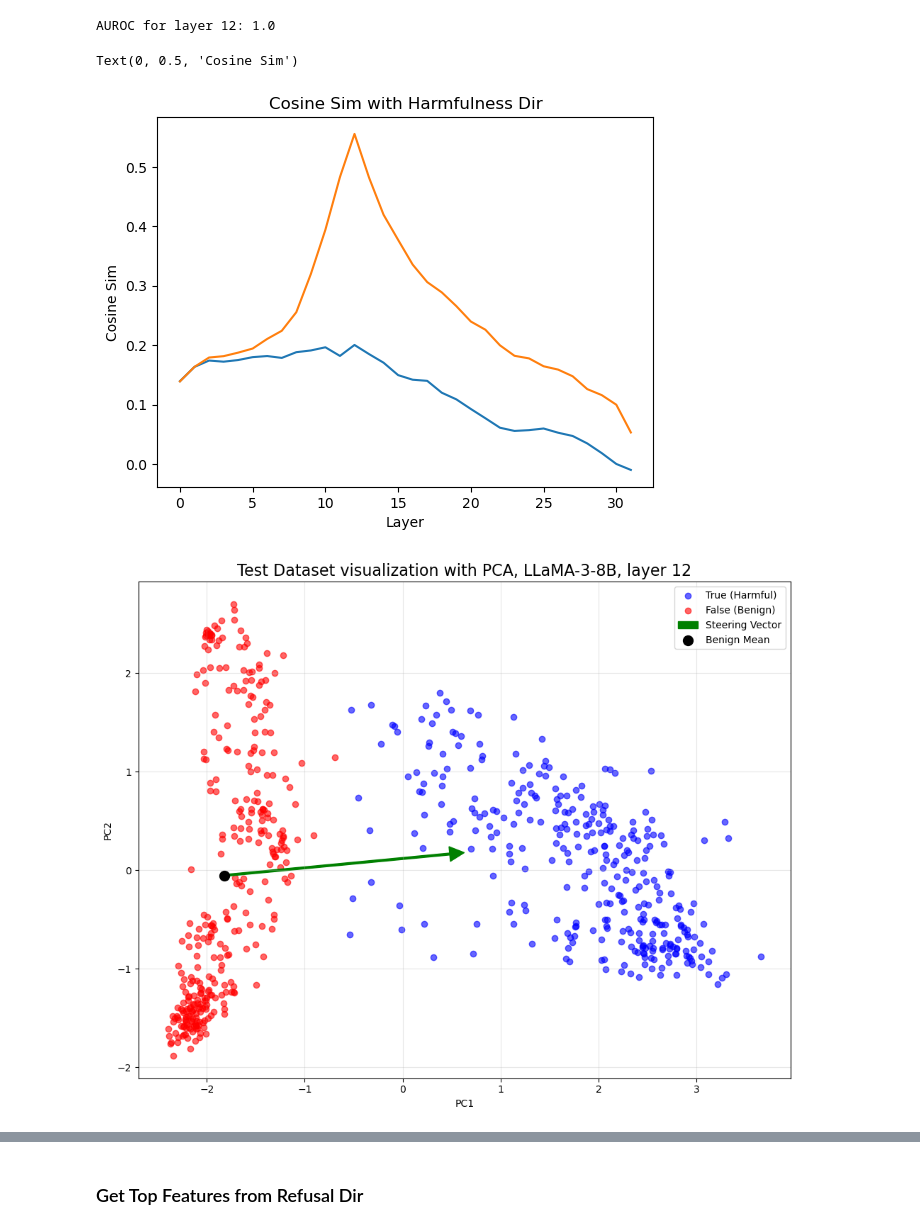
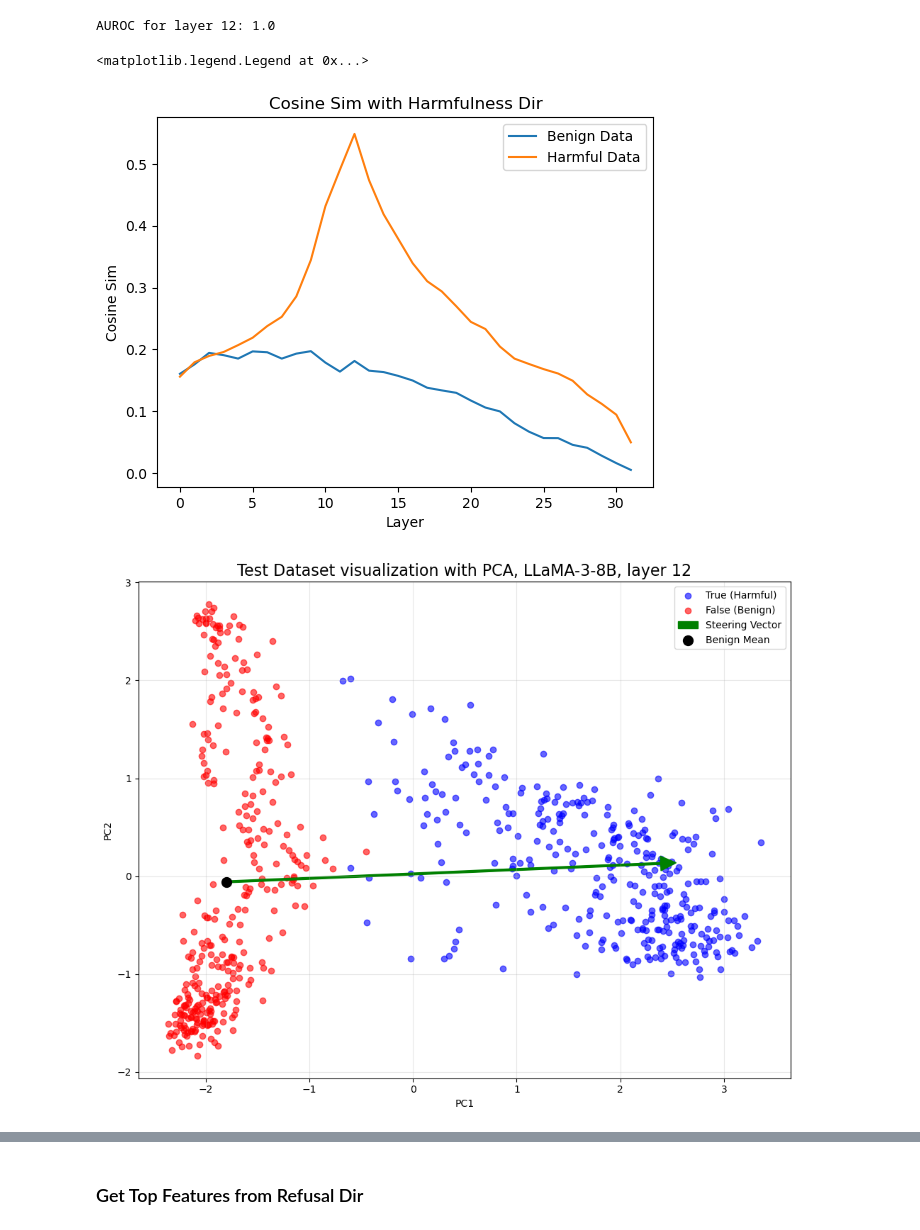
Before and after one commit to abhay-sheshadri/sae_experiments, a Jupyter notebook: refusal_dir.ipynb, the cells around one changed output, grey strips where cells are left out. Drawn from its saved outputs; the diff is of its cells as text; code cells hidden in the pictures.

Commit message:
Made a lot of changes to visualization

```diff
--- a/refusal_dir.ipynb
+++ b/refusal_dir.ipynb
@@ -42,11 +50,12 @@ benign_prompts_test = short_benign_prompts[split_point:]
 harmful_prompts_train = short_harmful_prompts[:split_point]
 harmful_prompts_test = short_harmful_prompts[split_point:]
 
-# Get residual activations for train and test sets
-benign_res_acts_train = encoder.get_model_residual_acts(benign_prompts_train, batch_size=32)
-benign_res_acts_test = encoder.get_model_residual_acts(benign_prompts_test, batch_size=32)
-harmful_res_acts_train = encoder.get_model_residual_acts(harmful_prompts_train, batch_size=32)
-harmful_res_acts_test = encoder.get_model_residual_acts(harmful_prompts_test, batch_size=32)
+with torch.no_grad():
+    # Get residual activations for train and test sets
+    benign_res_acts_train = encoder.get_model_residual_acts(benign_prompts_train, batch_size=32)
+    benign_res_acts_test = encoder.get_model_residual_acts(benign_prompts_test, batch_size=32)
+    harmful_res_acts_train = encoder.get_model_residual_acts(harmful_prompts_train, batch_size=32)
+    harmful_res_acts_test = encoder.get_model_residual_acts(harmful_prompts_test, batch_size=32)
 # %% [output]
 We detected that you are passing `past_key_values` as a tuple and this is deprecated and will be removed in v4.43. Please use an appropriate `Cache` class (https://huggingface.co/docs/transformers/v4. ...
 # %%
@@ -75,8 +84,8 @@ train_input_acts, train_labels = get_labeled(
     harmful_res_acts_train[layer_idx],
     aggregation="last"
 )
-vector = get_steering_vector(train_input_acts, train_labels, method="rep_e").cuda()
-sorted_features, sorted_values, vector = get_encoder_reconstruction_vector(encoder, vector, multiple=8)
+original_vector = get_steering_vector(train_input_acts, train_labels, method="mean_diff").cuda()
+sorted_features, sorted_values, vector = get_encoder_reconstruction_vector(encoder, original_vector, multiple=8)
 
 # For test data
 test_input_acts, test_labels = get_labeled(
@@ -114,9 +123,10 @@ plt.plot(harmful_refusal_cos_sim, label="Harmful Data")
 plt.title("Cosine Sim with Harmfulness Dir")
 plt.xlabel("Layer")
 plt.ylabel("Cosine Sim")
+plt.legend()
 # %% [output]
-Text(0, 0.5, 'Cosine Sim')
+<matplotlib.legend.Legend at 0x...>
-[figure, old version]
+[figure, new version]
 # %%
 # Convert BFloat16 to Float32 and then to numpy array
 test_input_acts_np = test_input_acts.to(torch.float32).cpu().numpy()
@@ -128,7 +138,7 @@ projected_data = pca.fit_transform(test_input_acts_np)
 
 # Project the steering vector
 vector_np = vector.to(torch.float32).detach().cpu().numpy()
-projected_vector = pca.transform(vector_np.reshape(1, -1) * 5)[0]
+projected_vector = pca.transform(vector_np.reshape(1, -1) * 8)[0]
 
 # Create the plot
 plt.figure(figsize=(10, 8))
@@ -137,34 +147,34 @@ plt.title(f"Test Dataset visualization with PCA, LLaMA-3-8B, layer {layer_idx}",
 # Separate data points based on labels
 true_points = projected_data[test_labels_np == 1]
 false_points = projected_data[test_labels_np == 0]
 
 # Calculate the mean of false points
 false_mean = np.mean(false_points, axis=0)
 
 # Plot the data
 plt.scatter(true_points[:, 0], true_points[:, 1], c='blue', label='True (Harmful)', alpha=0.6)
 plt.scatter(false_points[:, 0], false_points[:, 1], c='red', label='False (Benign)', alpha=0.6)
 
 # Plot the steering vector starting from the mean of false points
 plt.arrow(false_mean[0], false_mean[1],
           projected_vector[0], projected_vector[1],
           color='green', width=0.02,
           head_width=0.15, head_length=0.15,
           label='Steering Vector',
           length_includes_head=True)
 
 # Plot a point for the mean of false points
 plt.scatter(false_mean[0], false_mean[1], c='black', s=100, label='Benign Mean')
 
 plt.xlabel('PC1')
 plt.ylabel('PC2')
 plt.legend()
 plt.grid(True, alpha=0.3)
 
 plt.tight_layout()
 plt.show()
 # %% [output]
-[figure, old version]
+[figure, new version]
 # %%
 results = {}
 for steering_coef in [0, 2.5, 3.5, 5, 7.5, 10, 15, 20, 25]:
```
Also changed, not shown: parts of 13 cells of this notebook, 8 other files.
